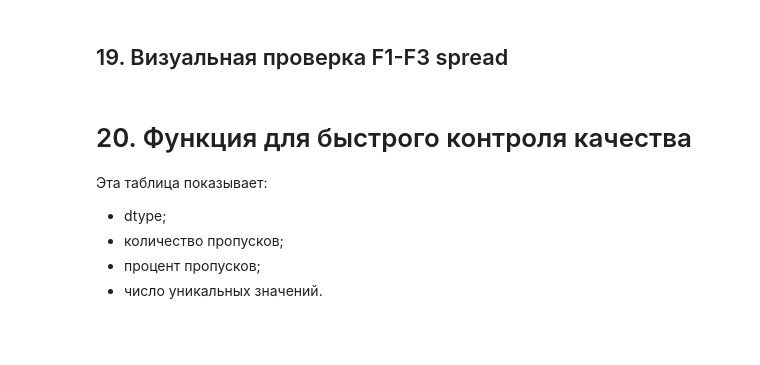
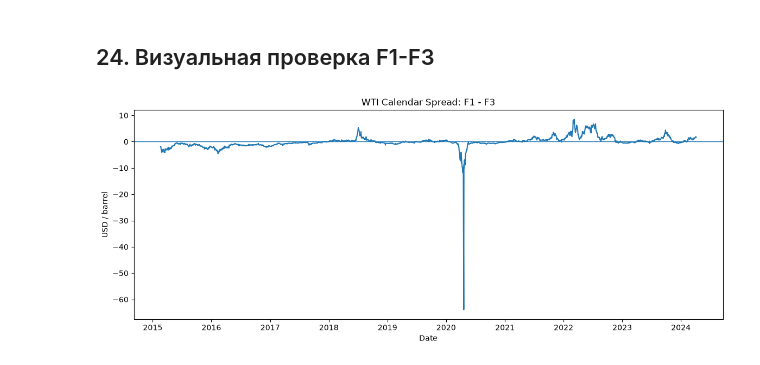
Before and after one commit to HSE-AI-Team61-clauDikie/oil-news-graph, a Jupyter notebook: jup_files/data/01_eia_data.ipynb, the cells around one changed output. Cells and saved outputs as stored; diff of their text form; code cells hidden in the pictures; blank space fills up the shorter version.

```diff
--- a/jup_files/data/01_eia_data.ipynb
+++ b/jup_files/data/01_eia_data.ipynb
@@ -324,0 +600,21 @@ for padd in range(1, 6):
+# %%
+if {"crude_imports", "crude_exports"}.issubset(weekly_features.columns):
+    weekly_features["net_crude_imports"] = (
+        weekly_features["crude_imports"]
+        - weekly_features["crude_exports"]
+    )
+else:
+    weekly_features["net_crude_imports"] = pd.NA
+
+weekly_features[
+    [
+        col
+        for col in [
+            "period",
+            "crude_imports",
+            "crude_exports",
+            "net_crude_imports",
+        ]
+        if col in weekly_features.columns
+    ]
+].tail()
@@ -451,17 +898,14 @@ spread = near contract - far contract
 # %%
 futures_features = futures.copy()
 
-required_pairs = [
+SPREAD_SPECS = [
     ("wti_f1", "wti_f2", "spread_1_2"),
     ("wti_f1", "wti_f3", "spread_1_3"),
     ("wti_f1", "wti_f4", "spread_1_4"),
 ]
 
-for near_col, far_col, spread_col in required_pairs:
-    if (
-        near_col in futures_features.columns
-        and far_col in futures_features.columns
-    ):
+for near_col, far_col, spread_col in SPREAD_SPECS:
+    if {near_col, far_col}.issubset(futures_features.columns):
         futures_features[spread_col] = (
             futures_features[near_col]
             - futures_features[far_col]
@@ -490,8 +941,6 @@ spread_columns = [
 ]
 
 for col in spread_columns:
-    futures_features[f"delta_{col}"] = (
-        futures_features[col].diff()
-    )
+    futures_features[f"delta_{col}"] = futures_features[col].diff()
 
 futures_features.tail()
@@ -498,29 +954,19 @@ futures_features.tail()
 # %% [markdown]
-## 19. Визуальная проверка F1-F3 spread
+## 24. Визуальная проверка F1-F3
 # %%
 if "spread_1_3" in futures_features.columns:
     fig, ax = plt.subplots(figsize=(14, 5))
 
     ax.plot(
         futures_features["period"],
         futures_features["spread_1_3"],
     )
 
     ax.axhline(0, linewidth=1)
-
-    ax.set_title(
-        "WTI Calendar Spread: F1 - F3"
-    )
+    ax.set_title("WTI Calendar Spread: F1 - F3")
     ax.set_xlabel("Date")
     ax.set_ylabel("USD / barrel")
 
     plt.show()
+# %% [output]
+[figure, added]
-# %% [markdown]
-# 20. Функция для быстрого контроля качества
-
-Эта таблица показывает:
-
-- dtype;
-- количество пропусков;
-- процент пропусков;
-- число уникальных значений.
```
Also changed, not shown: parts of 81 cells of this notebook, 1 other file.
